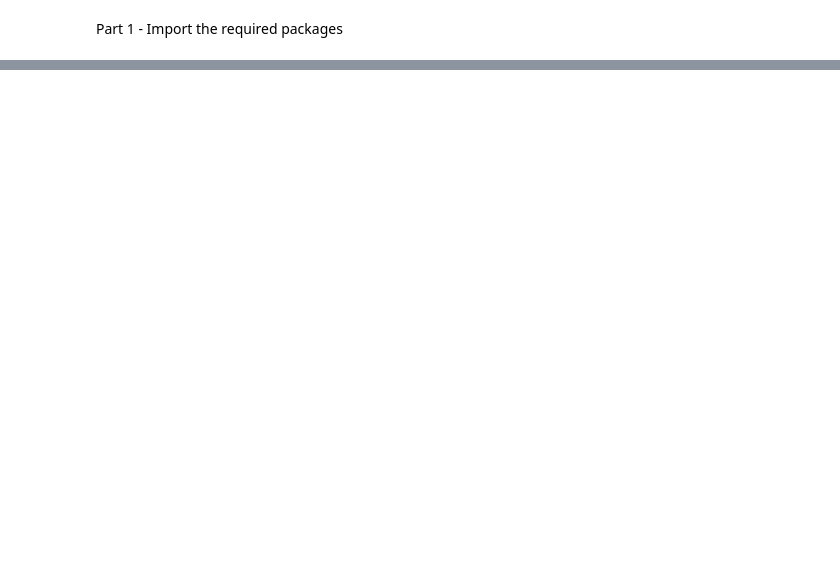
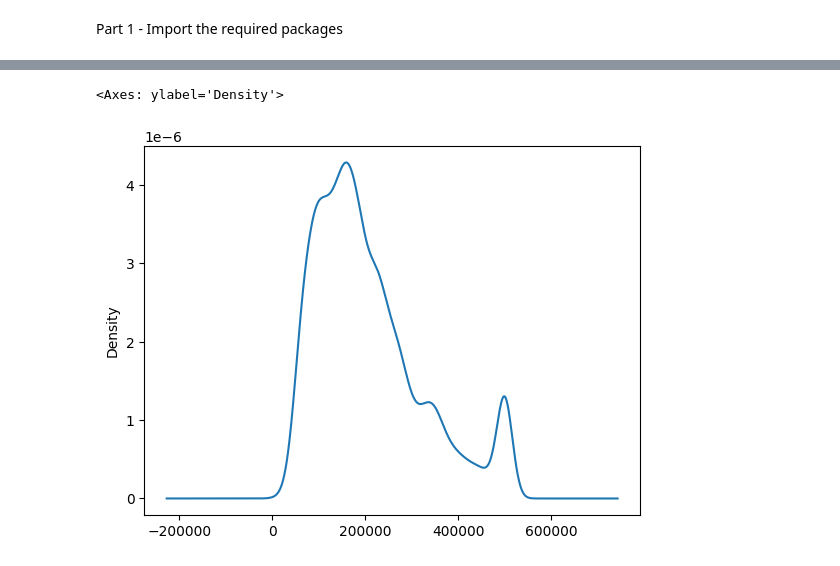
Before and after one commit to 2303a51541/AIML, a Jupyter notebook: LAB-4.ipynb, the cells around one changed output, grey strips where cells are left out. Cells and saved outputs as stored; diff of their text form; code cells hidden in the pictures; blank space fills up the shorter version.

```diff
--- a/LAB-4.ipynb
+++ b/LAB-4.ipynb
@@ -67,0 +84,5 @@ KeyError: "None of [Index(['Avg. Area Income', 'Avg. Area House Age', 'Avg. Area
+# %%
+df['median_house_value'].plot.density()
+# %% [output]
+<Axes: ylabel='Density'>
+[figure, added]
```
Also changed, not shown: parts of 53 cells of this notebook.
